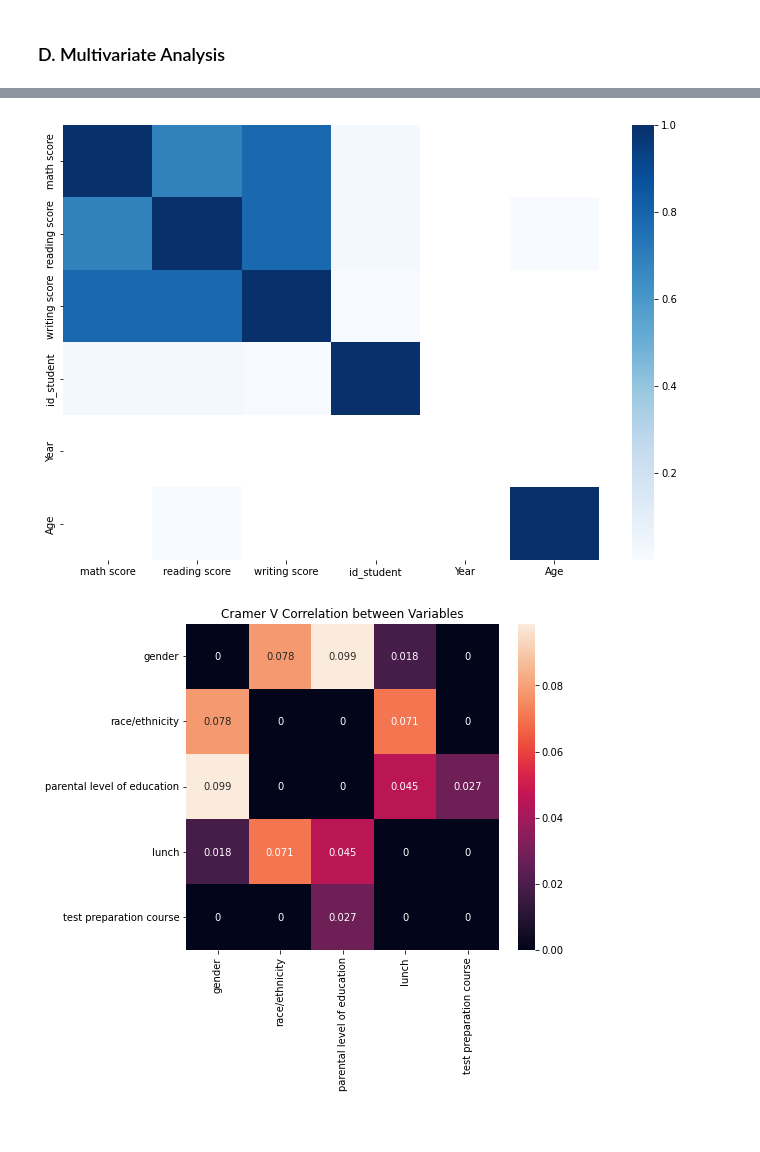
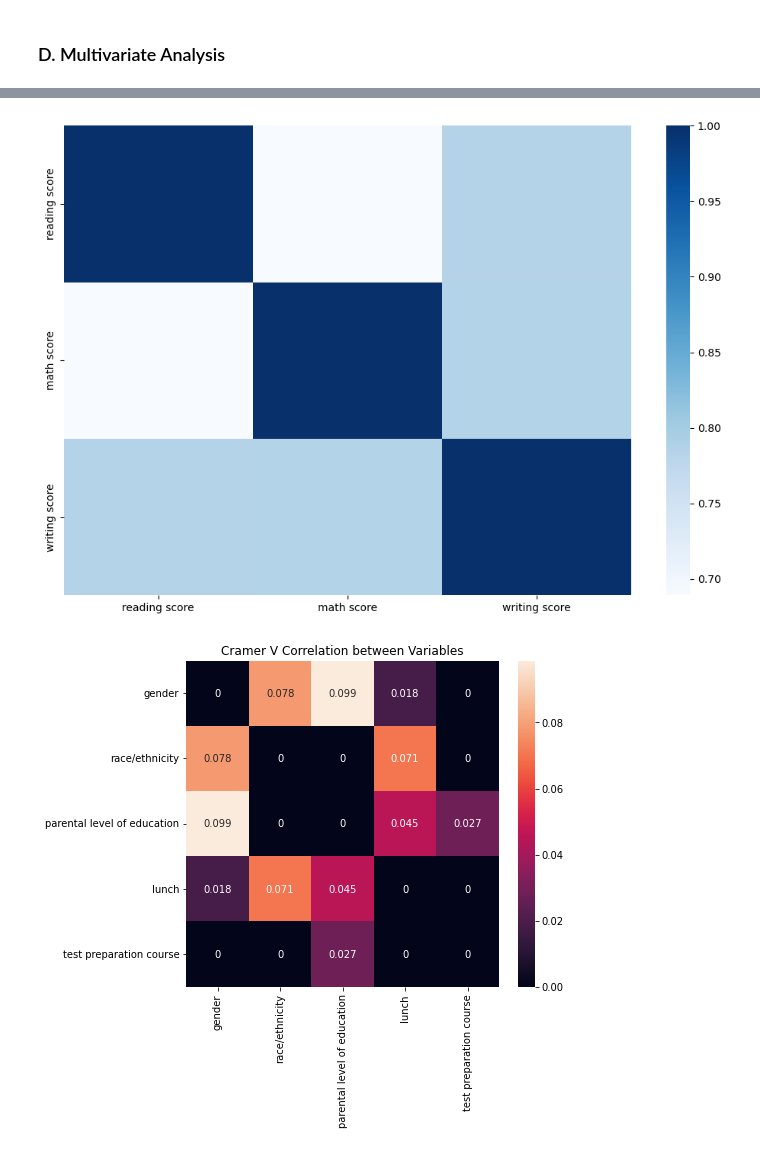
Before and after one commit to pepebonet/Intermediate_Python_BBA, a Jupyter notebook: Class_3/scripts/Code_class_3.ipynb, the cells around one changed output, grey strips where cells are left out. Drawn from its saved outputs; the diff is of its cells as text; code cells hidden in the pictures; blank space fills up the shorter version.

```diff
--- a/Class_3/scripts/Code_class_3.ipynb
+++ b/Class_3/scripts/Code_class_3.ipynb
@@ -528,11 +636,11 @@ plt.show()
 # %%
-corr = df.corr()
+corr = df[['reading score', 'math score', 'writing score']].corr()
 kot = corr[corr>=0]
 plt.figure(figsize=(12,8))
 sns.heatmap(kot, cmap="Blues")
 plt.show()
 # %% [output]
-[figure, old version]
+[figure, new version]
 # %%
 def cramers_corrected_stat(confusion_matrix):
     """ calculate Cramers V statistic for categorical-categorical association.
```
Also changed, not shown: parts of 24 cells of this notebook, 2 other files.
